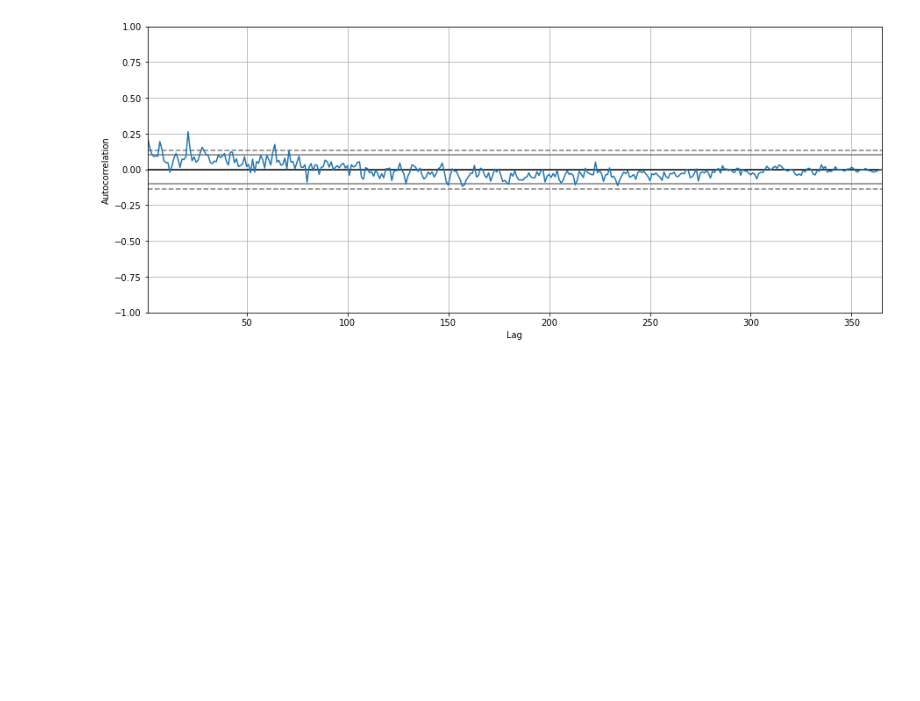
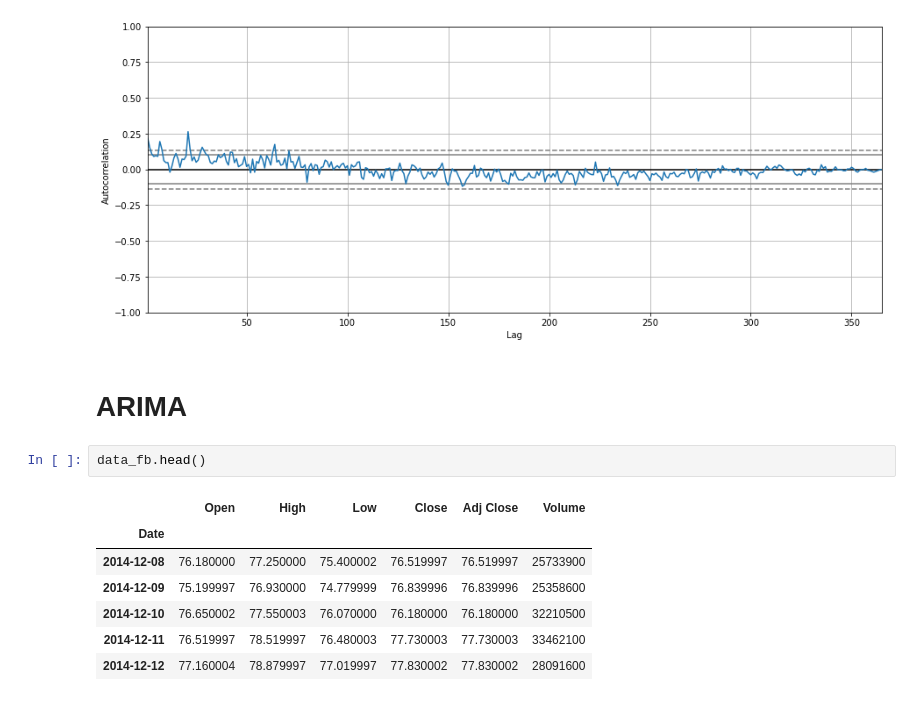
Before and after one commit to rjafarau/hands-on-time-series-analysis-python, a Jupyter notebook: source/CH04_Regression_Extension_Techniques_For_Time_Series_Data.ipynb, the cells around one changed output. Cells and saved outputs as stored; diff of their text form; blank space fills up the shorter version.

```diff
--- a/source/CH04_Regression_Extension_Techniques_For_Time_Series_Data.ipynb
+++ b/source/CH04_Regression_Extension_Techniques_For_Time_Series_Data.ipynb
@@ -139,3 +148,15 @@ plt.figure(figsize=(15, 6))
 pm.autocorr_plot(data_births['births'])
 # %% [output]
 [figure]
+# %% [markdown]
+# ARIMA
+# %%
+data_fb.head()
+# %% [output]
+|  | Open | High | Low | Close | Adj Close | Volume |
+| Date |  |  |  |  |  |  |
+| 2014-12-08 | 76.180000 | 77.250000 | 75.400002 | 76.519997 | 76.519997 | 25733900 |
+| 2014-12-09 | 75.199997 | 76.930000 | 74.779999 | 76.839996 | 76.839996 | 25358600 |
+| 2014-12-10 | 76.650002 | 77.550003 | 76.070000 | 76.180000 | 76.180000 | 32210500 |
+| 2014-12-11 | 76.519997 | 78.519997 | 76.480003 | 77.730003 | 77.730003 | 33462100 |
+| 2014-12-12 | 77.160004 | 78.879997 | 77.019997 | 77.830002 | 77.830002 | 28091600 |
```
Also changed, not shown: parts of 21 cells of this notebook.
